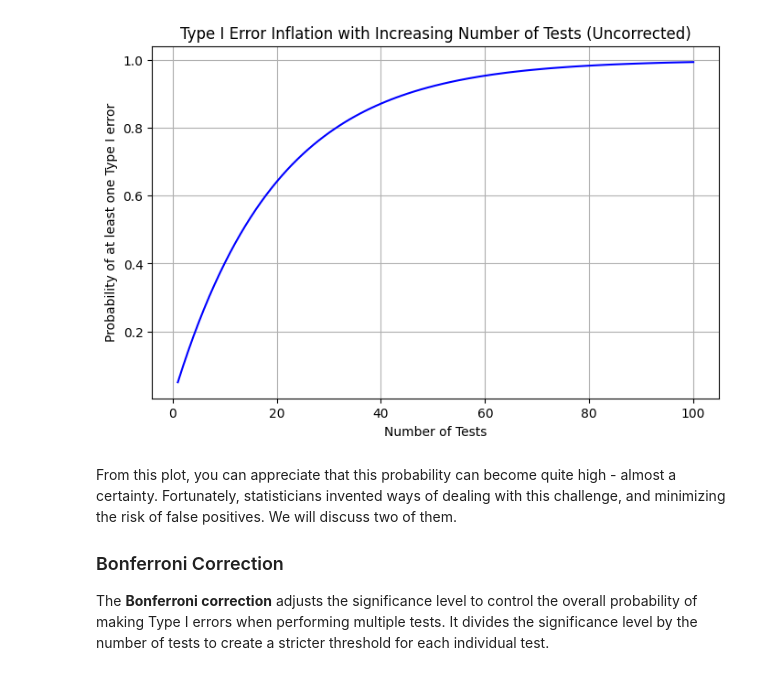
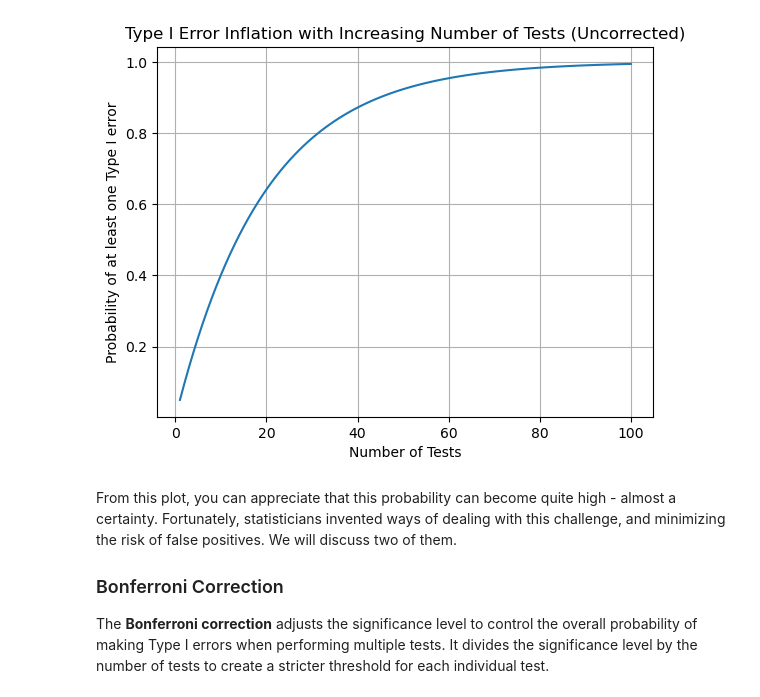
Before and after one commit to imperialchem/python-stats-intro, a Jupyter notebook: part2/stats-intro2.ipynb, the cells around one changed output. Saved outputs shown, nothing was run; the diff lists cells and outputs as text; code cells hidden in the pictures.

```diff
--- a/part2/stats-intro2.ipynb
+++ b/part2/stats-intro2.ipynb
@@ -40,37 +40,28 @@ This means there's about a 40% chance of making at least one false positive when
 
 The code below generates a plot showing the probability of at least Type I error depending on the number of hypotheses tested at the same time.
 # %%
-import numpy as np
-import matplotlib.pyplot as plt
+from pylab import *
 
 # Parameters
 alpha = 0.05  # Significance level (Type I error rate for individual tests)
 max_tests = 100  # Maximum number of tests to simulate
 
-# Function to compute the probability of at least one Type I error
 def probability_at_least_one_error(n_tests, alpha):
+    '''Probability of at leat one Type I error
+    when performing n_tests with alpha error rate'''
     return 1 - (1 - alpha)**n_tests
 
-# Array of number of tests
-n_tests_array = np.arange(1, max_tests + 1)
-
-# Calculate the probability of at least one Type I error for uncorrected tests
-prob_uncorrected = probability_at_least_one_error(n_tests_array, alpha)
-
-# Plot the result
-plt.figure(figsize=(8, 5))
+n_tests_array = arange(1, max_tests + 1)
 
 # Plot uncorrected Type I error inflation
-plt.plot(n_tests_array, prob_uncorrected, label='Uncorrected (FWER)', color='blue')
-
-# Add labels and legend
+plot(n_tests_array,probability_at_least_one_error(n_tests_array, alpha))
 plt.title("Type I Error Inflation with Increasing Number of Tests (Uncorrected)")
 plt.xlabel("Number of Tests")
 plt.ylabel("Probability of at least one Type I error")
 plt.grid(True)
 plt.show()
 # %% [output]
-[figure, old version]
+[figure, new version]
 # %% [markdown]
 From this plot, you can appreciate that this probability can become quite high - almost a certainty. Fortunately, statisticians invented ways of dealing with this challenge, and minimizing the risk of false positives. We will discuss two of them.
 
```
Also changed, not shown: parts of 18 cells of this notebook.
